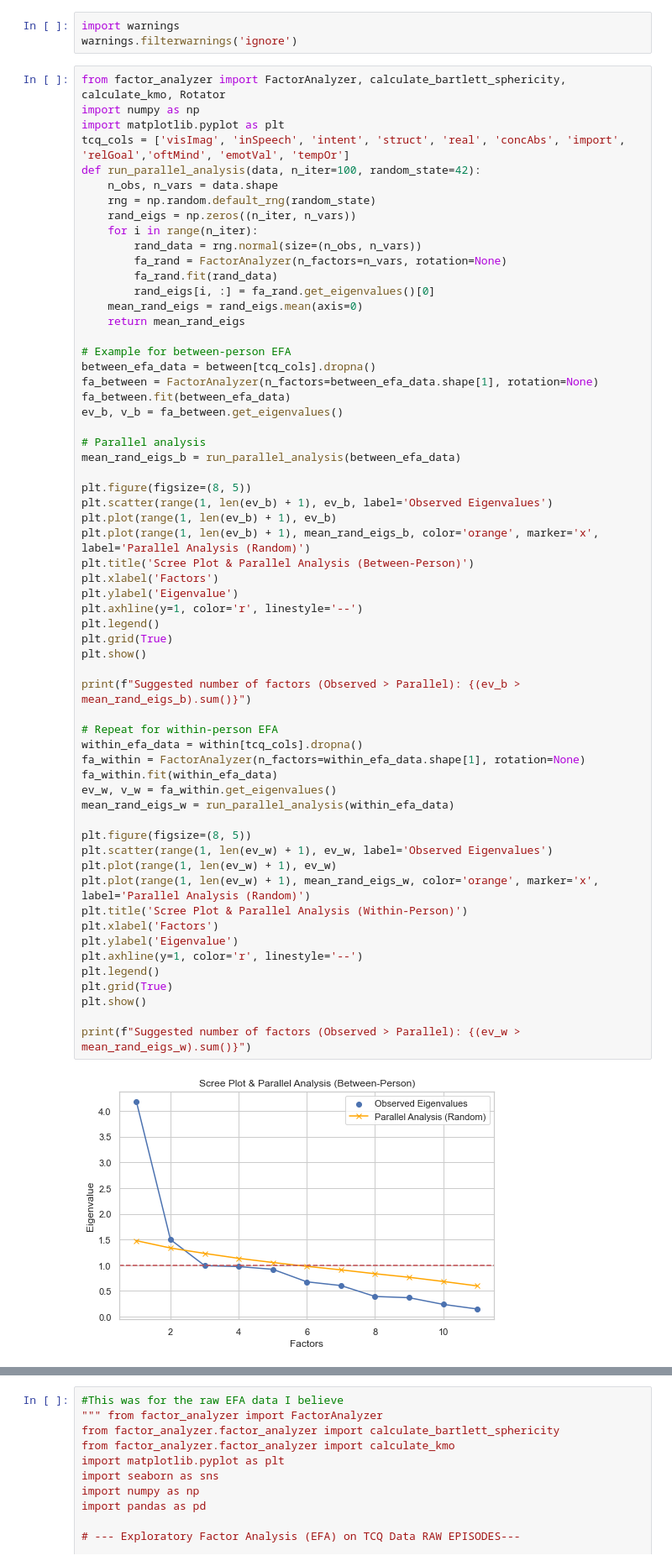
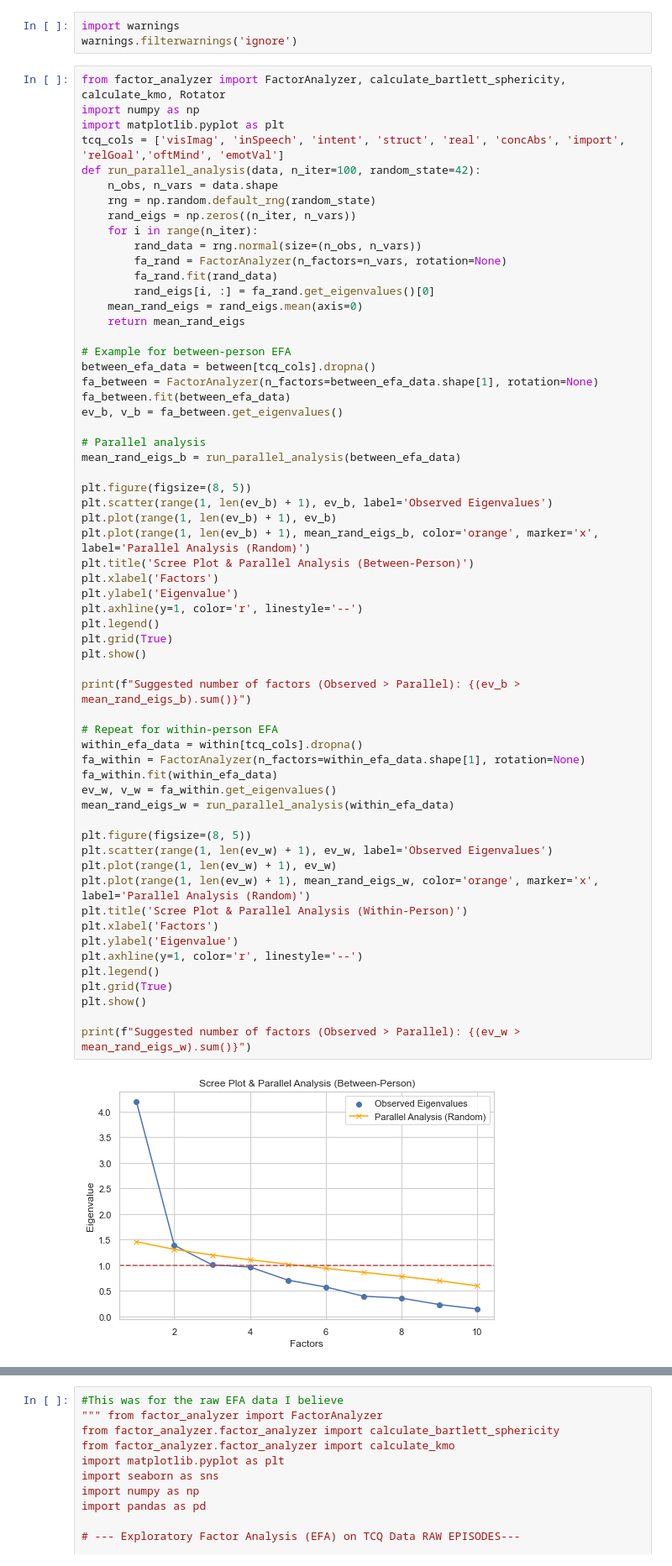
Before and after one commit to thandre6000/MindWanderAnalysis, a Jupyter notebook: notebooks/Clustering.ipynb, the cells around one changed output, grey strips where cells are left out. Shown at 84% size. Saved outputs shown, nothing was run; the diff lists cells and outputs as text.

```diff
--- a/notebooks/Clustering.ipynb
+++ b/notebooks/Clustering.ipynb
@@ -916,7 +916,7 @@ warnings.filterwarnings('ignore')
 from factor_analyzer import FactorAnalyzer, calculate_bartlett_sphericity, calculate_kmo, Rotator
 import numpy as np
 import matplotlib.pyplot as plt
-tcq_cols = ['visImag', 'inSpeech', 'intent', 'struct', 'real', 'concAbs', 'import', 'relGoal','oftMind', 'emotVal', 'tempOr']
+tcq_cols = ['visImag', 'inSpeech', 'intent', 'struct', 'real', 'concAbs', 'import', 'relGoal','oftMind', 'emotVal']
 def run_parallel_analysis(data, n_iter=100, random_state=42):
     n_obs, n_vars = data.shape
     rng = np.random.default_rng(random_state)
@@ -946,32 +946,32 @@ plt.title('Scree Plot & Parallel Analysis (Between-Person)')
 plt.xlabel('Factors')
 plt.ylabel('Eigenvalue')
 plt.axhline(y=1, color='r', linestyle='--')
 plt.legend()
 plt.grid(True)
 plt.show()
 
 print(f"Suggested number of factors (Observed > Parallel): {(ev_b > mean_rand_eigs_b).sum()}")
 
 # Repeat for within-person EFA
 within_efa_data = within[tcq_cols].dropna()
 fa_within = FactorAnalyzer(n_factors=within_efa_data.shape[1], rotation=None)
 fa_within.fit(within_efa_data)
 ev_w, v_w = fa_within.get_eigenvalues()
 mean_rand_eigs_w = run_parallel_analysis(within_efa_data)
 
 plt.figure(figsize=(8, 5))
 plt.scatter(range(1, len(ev_w) + 1), ev_w, label='Observed Eigenvalues')
 plt.plot(range(1, len(ev_w) + 1), ev_w)
 plt.plot(range(1, len(ev_w) + 1), mean_rand_eigs_w, color='orange', marker='x', label='Parallel Analysis (Random)')
 plt.title('Scree Plot & Parallel Analysis (Within-Person)')
 plt.xlabel('Factors')
 plt.ylabel('Eigenvalue')
 plt.axhline(y=1, color='r', linestyle='--')
 plt.legend()
 plt.grid(True)
 plt.show()
 
 print(f"Suggested number of factors (Observed > Parallel): {(ev_w > mean_rand_eigs_w).sum()}")
 # %% [output]
-[figure, old version]
+[figure, new version]
 Suggested number of factors (Observed > Parallel): 2
```
Also changed, not shown: parts of 22 cells of this notebook, 8 other files.
